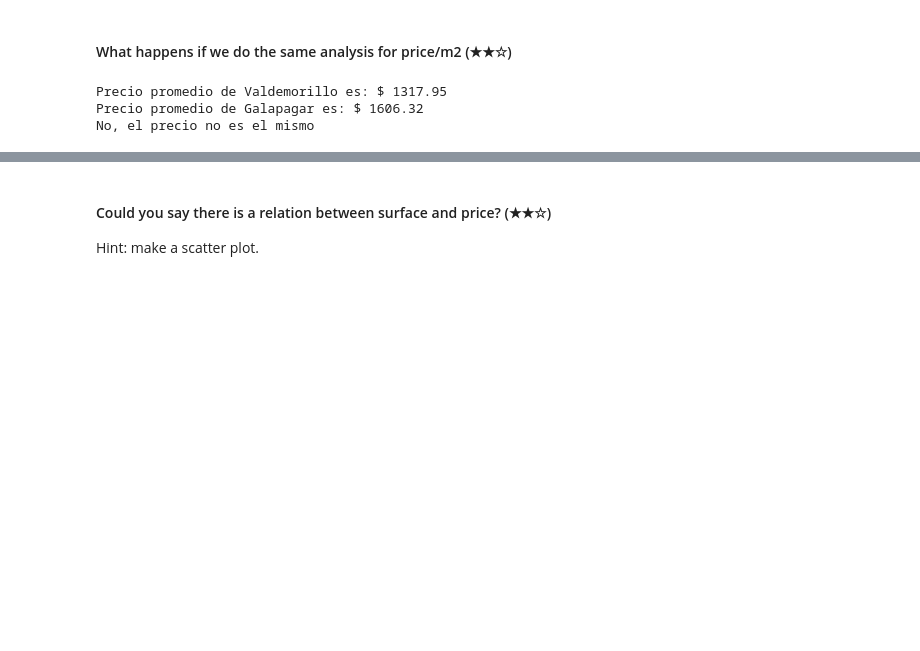
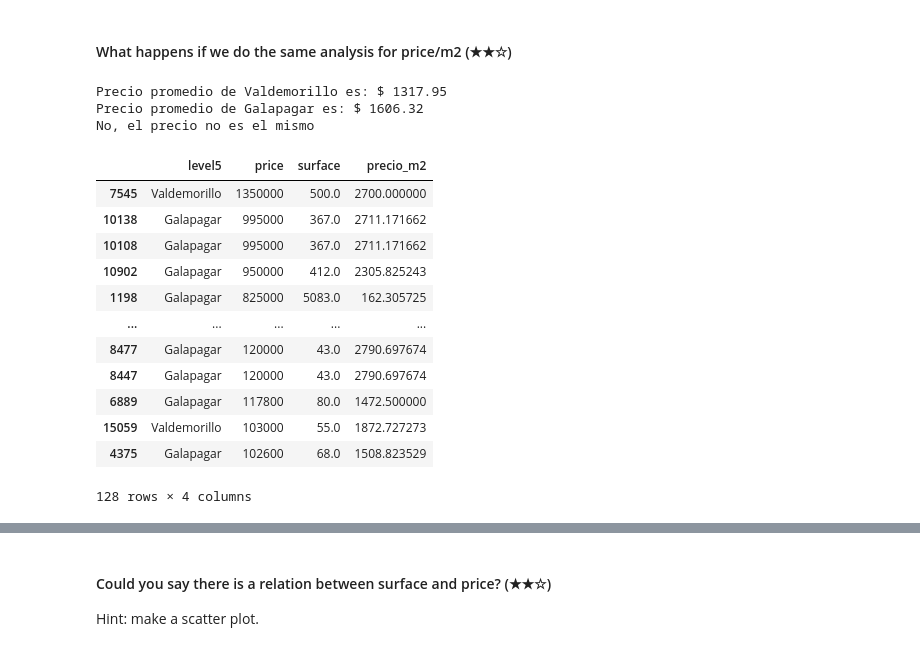
Before and after one commit to 4GeeksAcademy/realestate-datacleanup-exercise, a Jupyter notebook: project.ipynb, the cells around one changed output, grey strips where cells are left out. Saved outputs shown, nothing was run; the diff lists cells and outputs as text; code cells hidden in the pictures; blank space fills up the shorter version.

```diff
--- a/project.ipynb
+++ b/project.ipynb
@@ -385,3 +370,26 @@ print()
 Precio promedio de Valdemorillo es: $ 1317.95
 Precio promedio de Galapagar es: $ 1606.32
 No, el precio no es el mismo
+# %%
+prueba8= df[df['level5'] == 'Valdemorillo']
+prueba9= df[df['level5'] == 'Galapagar']
+prueba8 = pd.DataFrame(prueba8)
+prueba9 = pd.DataFrame(prueba9)
+prueba10= pd.concat([prueba8, prueba9])
+prueba10= prueba10[['level5', 'price', 'surface']].sort_values(by='price', ascending=False)
+prueba10['precio_m2'] = prueba10['price'] / prueba10['surface']
+prueba10.dropna()
+# %% [output]
+|  | level5 | price | surface | precio_m2 |
+| 7545 | Valdemorillo | 1350000 | 500.0 | 2700.000000 |
+| 10138 | Galapagar | 995000 | 367.0 | 2711.171662 |
+| 10108 | Galapagar | 995000 | 367.0 | 2711.171662 |
+| 10902 | Galapagar | 950000 | 412.0 | 2305.825243 |
+| 1198 | Galapagar | 825000 | 5083.0 | 162.305725 |
+| ... | ... | ... | ... | ... |
+| 8477 | Galapagar | 120000 | 43.0 | 2790.697674 |
+| 8447 | Galapagar | 120000 | 43.0 | 2790.697674 |
+| 6889 | Galapagar | 117800 | 80.0 | 1472.500000 |
+| 15059 | Valdemorillo | 103000 | 55.0 | 1872.727273 |
+| 4375 | Galapagar | 102600 | 68.0 | 1508.823529 |
+128 rows × 4 columns
```
Also changed, not shown: parts of 11 cells of this notebook.
